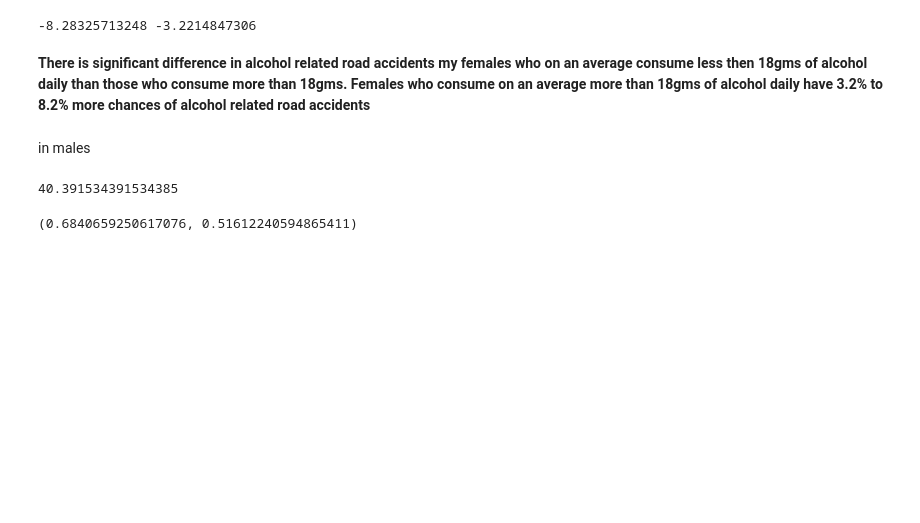
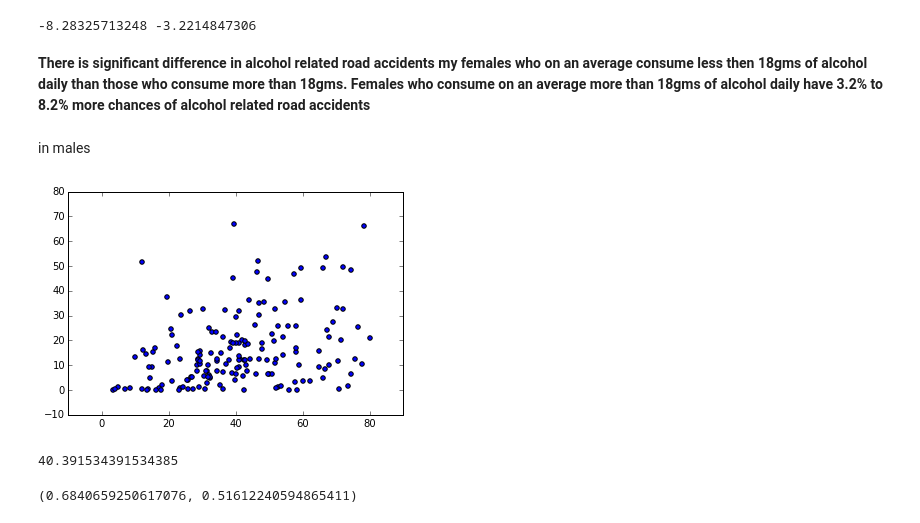
Before and after one commit to sarika8425/data_story2, a Jupyter notebook: data_story2.ipynb, the cells around one changed output. Saved outputs shown, nothing was run; the diff lists cells and outputs as text; code cells hidden in the pictures; blank space fills up the shorter version.

```diff
--- a/data_story2.ipynb
+++ b/data_story2.ipynb
@@ -289,6 +315,11 @@ print cil, cir
 Females who consume on an average more than 18gms of alcohol daily have 3.2% to 8.2% more chances of alcohol related road accidents**
 # %% [markdown]
 in males
+# %%
+plt.scatter(x=alcintk.m,y=df1.Male)
+plt.show()
+# %% [output]
+[figure, added]
 # %%
 np.mean(m)
 # %% [output]
```
Also changed, not shown: parts of 10 cells of this notebook.
